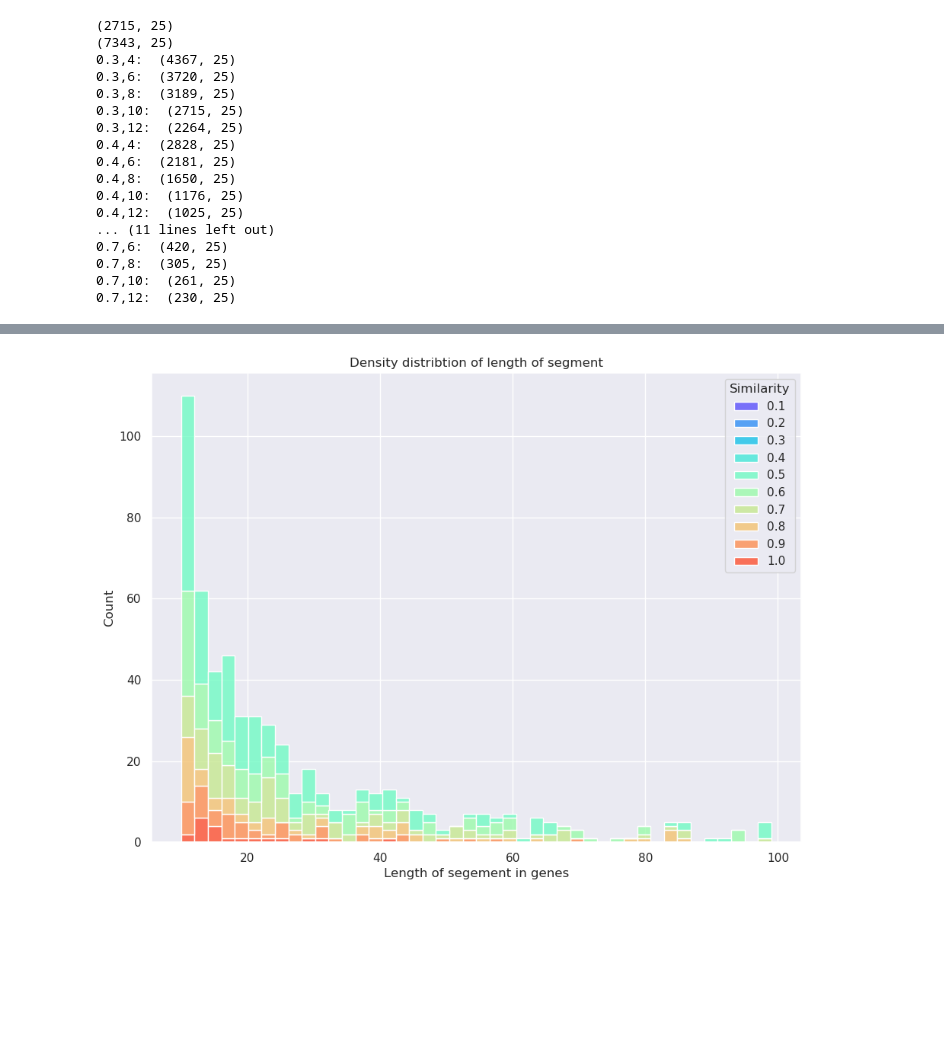
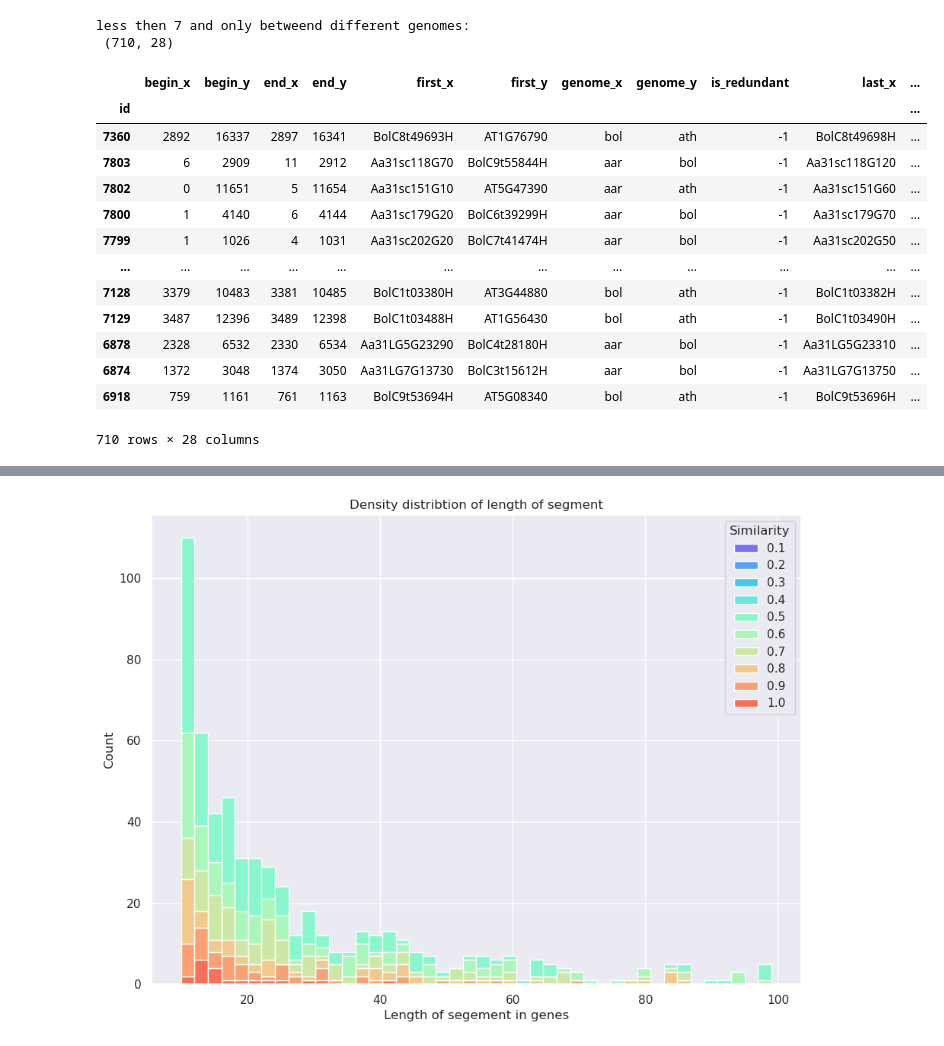
Before and after one commit to SteffenJong/ThesisProject, a Jupyter notebook: iadh/Analysing_IADH_results.ipynb, the cells around one changed output, grey strips where cells are left out. Saved outputs shown, nothing was run; the diff lists cells and outputs as text; code cells hidden in the pictures; blank space fills up the shorter version.

```diff
--- a/iadh/Analysing_IADH_results.ipynb
+++ b/iadh/Analysing_IADH_results.ipynb
@@ -90,25 +37,27 @@ so.set(title="correlation between amouunt of genes and segement lengt in bp")
-# %%
-print(df[(df["cat_similar"]>=0.3) & (df["profile_length"]>=10)].shape)
-print(df.shape)
-
-for i in [0.3, 0.4, 0.5, 0.6, 0.7]:
-    for j in [4, 6, 8, 10, 12]:
-        print(f"{i},{j}: ", df[(df["cat_similar"]>=i) & (df["profile_length"]>=j)].shape)
-# %% [output]
-(2715, 25)
-(7343, 25)
-0.3,4:  (4367, 25)
-0.3,6:  (3720, 25)
-0.3,8:  (3189, 25)
-0.3,10:  (2715, 25)
-0.3,12:  (2264, 25)
-0.4,4:  (2828, 25)
-0.4,6:  (2181, 25)
-0.4,8:  (1650, 25)
-0.4,10:  (1176, 25)
-0.4,12:  (1025, 25)
-... (11 lines left out)
-0.7,6:  (420, 25)
-0.7,8:  (305, 25)
-0.7,10:  (261, 25)
-0.7,12:  (230, 25)
+# %%
+df_l4 = df[(df["profile_length"]<=4) & (df["genome_x"] != df["genome_y"])]
+# df_l4 = df[df["profile_length"]<=4]
+df_l4[['genome_x', 'genome_y','list_x', 'list_y', 'len_x', 'len_y', "number_of_anchorpoints",'profile_length', "len_profile_x", "len_profile_y", "percentage_similar"]].sort_values("percentage_similar", ascending=False)
+
+profile_length = 7
+df_l7 = df[(df["len_profile_x"]<=profile_length) & (df["len_profile_y"]<=profile_length) & (df["genome_x"] != df["genome_y"])]
+print(f"less then {profile_length} and only betweend different genomes:\n", df_l7.shape)
+
+df_l7.sort_values("cat_similar", ascending=True)
+# %% [output]
+less then 7 and only betweend different genomes:
+ (710, 28)
+|  | begin_x | begin_y | end_x | end_y | first_x | first_y | genome_x | genome_y | is_redundant | last_x | ... |
+| id |  |  |  |  |  |  |  |  |  |  | ... |
+| 7360 | 2892 | 16337 | 2897 | 16341 | BolC8t49693H | AT1G76790 | bol | ath | -1 | BolC8t49698H | ... |
+| 7803 | 6 | 2909 | 11 | 2912 | Aa31sc118G70 | BolC9t55844H | aar | bol | -1 | Aa31sc118G120 | ... |
+| 7802 | 0 | 11651 | 5 | 11654 | Aa31sc151G10 | AT5G47390 | aar | ath | -1 | Aa31sc151G60 | ... |
+| 7800 | 1 | 4140 | 6 | 4144 | Aa31sc179G20 | BolC6t39299H | aar | bol | -1 | Aa31sc179G70 | ... |
+| 7799 | 1 | 1026 | 4 | 1031 | Aa31sc202G20 | BolC7t41474H | aar | bol | -1 | Aa31sc202G50 | ... |
+| ... | ... | ... | ... | ... | ... | ... | ... | ... | ... | ... | ... |
+| 7128 | 3379 | 10483 | 3381 | 10485 | BolC1t03380H | AT3G44880 | bol | ath | -1 | BolC1t03382H | ... |
+| 7129 | 3487 | 12396 | 3489 | 12398 | BolC1t03488H | AT1G56430 | bol | ath | -1 | BolC1t03490H | ... |
+| 6878 | 2328 | 6532 | 2330 | 6534 | Aa31LG5G23290 | BolC4t28180H | aar | bol | -1 | Aa31LG5G23310 | ... |
+| 6874 | 1372 | 3048 | 1374 | 3050 | Aa31LG7G13730 | BolC3t15612H | aar | bol | -1 | Aa31LG7G13750 | ... |
+| 6918 | 759 | 1161 | 761 | 1163 | BolC9t53694H | AT5G08340 | bol | ath | -1 | BolC9t53696H | ... |
+710 rows × 28 columns
```
Also changed, not shown: parts of 16 cells of this notebook, 11 other files.
